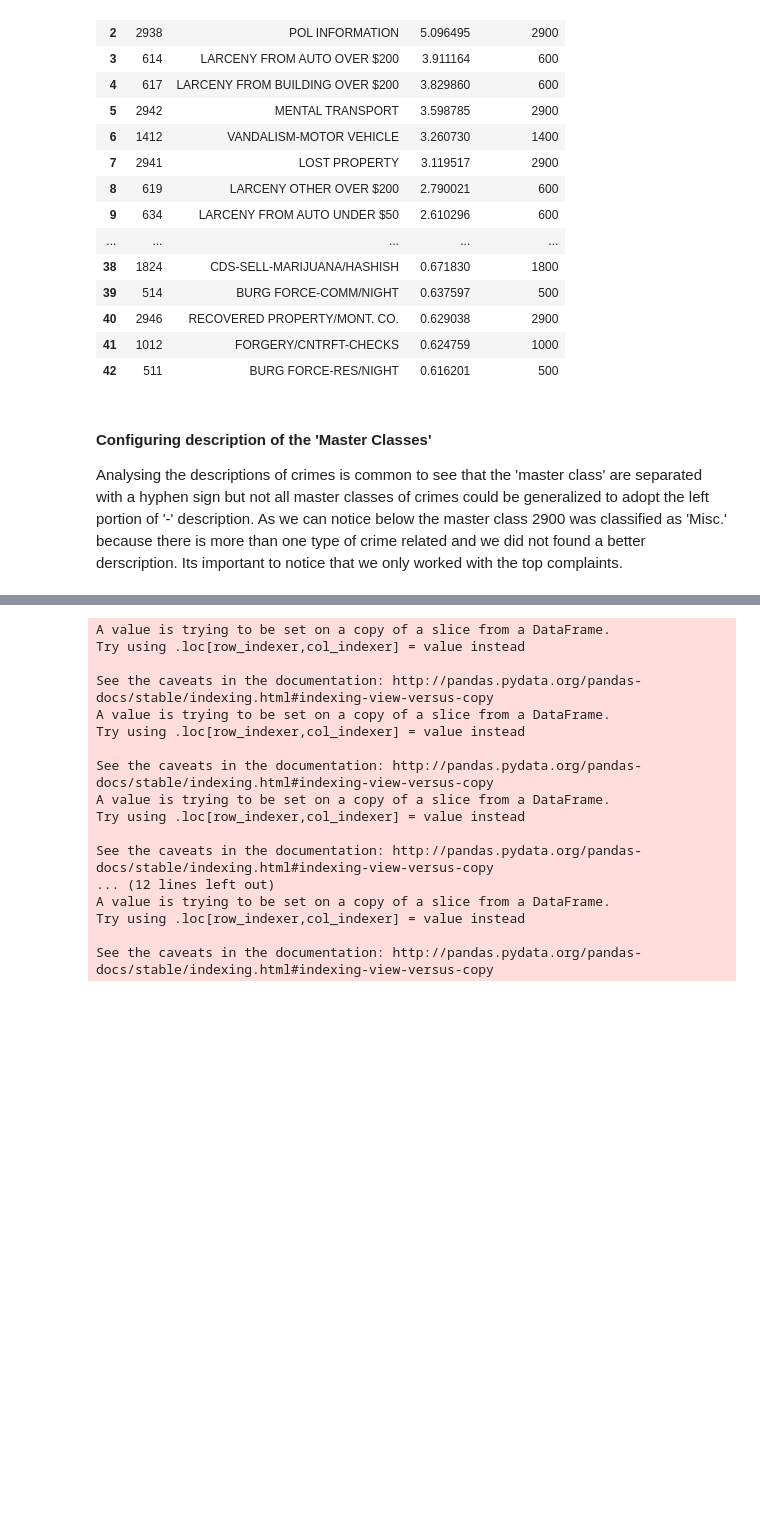
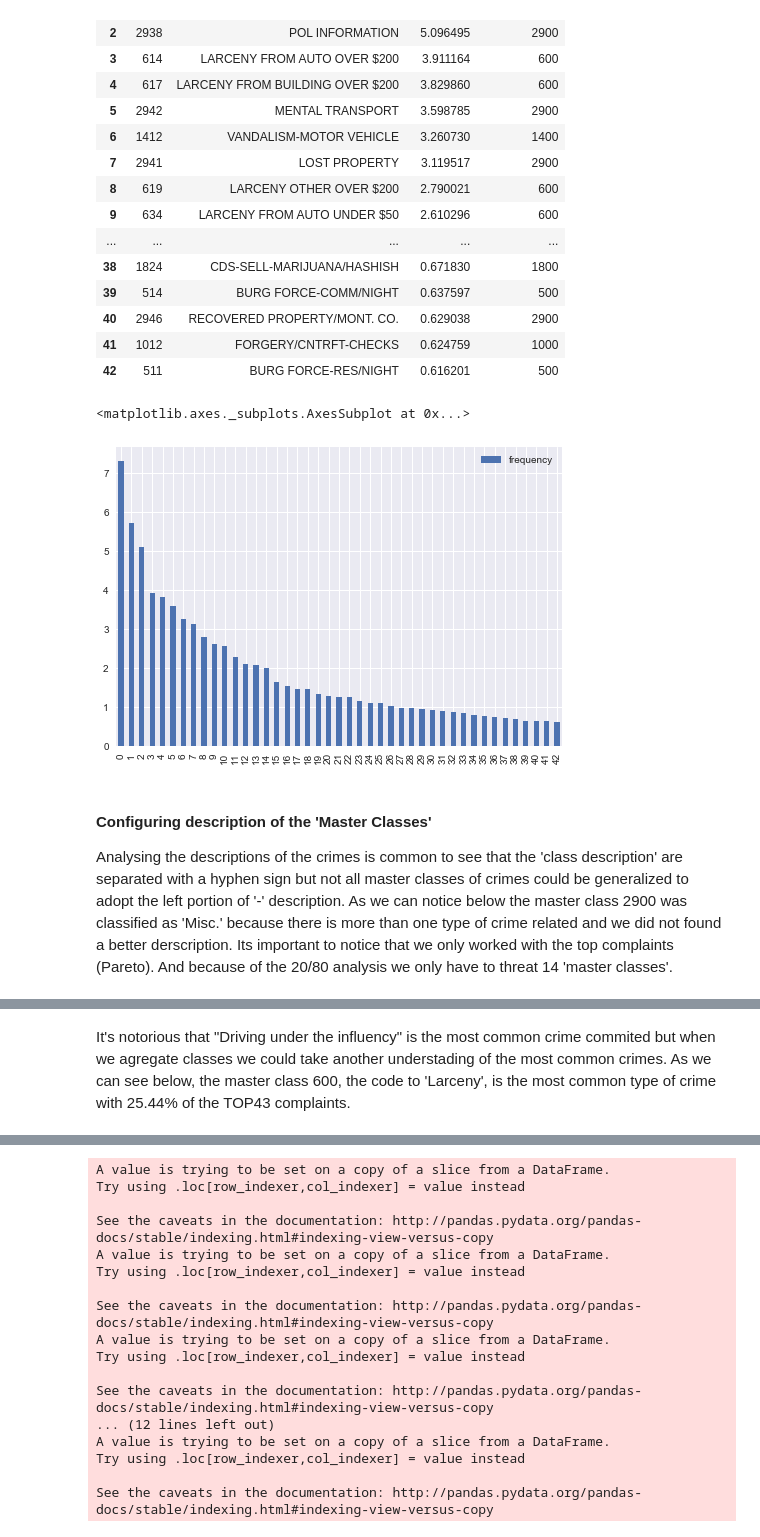
Before and after one commit to marco-olimpio/ufrn, a Jupyter notebook: EEC2006/1_CrimeProject/Finding crime patterns in Montgomery County.ipynb, the cells around one changed output, grey strips where cells are left out. Drawn from its saved outputs; the diff is of its cells as text; code cells hidden in the pictures; blank space fills up the shorter version.

Commit message:
Adjusting the order of the cells and better description

```diff
--- a/EEC2006/1_CrimeProject/Finding crime patterns in Montgomery County.ipynb
+++ b/EEC2006/1_CrimeProject/Finding crime patterns in Montgomery County.ipynb
@@ -299,10 +279,15 @@ top_classes_top
 | 40 | 2946 | RECOVERED PROPERTY/MONT. CO. | 0.629038 | 2900 |
 | 41 | 1012 | FORGERY/CNTRFT-CHECKS | 0.624759 | 1000 |
 | 42 | 511 | BURG FORCE-RES/NIGHT | 0.616201 | 500 |
+# %%
+top_classes_top[['Class Description','frequency']].plot.bar()
+# %% [output]
+<matplotlib.axes._subplots.AxesSubplot at 0x...>
+[figure, added]
 # %% [markdown]
 <h4>Configuring description of the 'Master Classes'</h4>
 
-Analysing the descriptions of crimes is common to see that the 'master class' are separated with a hyphen sign but not all master classes of crimes could be generalized to adopt the left portion of '-' description. As we can notice below the master class 2900 was classified as 'Misc.' because there is more than one type of crime related and we did not found a better derscription. Its important to notice that we only worked with the top complaints.
+Analysing the descriptions of the crimes is common to see that the 'class description' are separated with a hyphen sign but not all master classes of crimes could be generalized to adopt the left portion of '-' description. As we can notice below the master class 2900 was classified as 'Misc.' because there is more than one type of crime related and we did not found a better derscription. Its important to notice that we only worked with the top complaints (Pareto). And because of the 20/80 analysis we only have to threat 14 'master classes'.
 # %%
 #Inserting the description of the Master Classes
 top_classes_top['Master Class Description'] =''
@@ -345,3 +330,5 @@ test_top
 | 40 | 2946 | RECOVERED PROPERTY/MONT. CO. | 0.629038 | 2900 | MISC |
 | 41 | 1012 | FORGERY/CNTRFT-CHECKS | 0.624759 | 1000 | FORGERY/CNTRFT |
 | 42 | 511 | BURG FORCE-RES/NIGHT | 0.616201 | 500 | BURGLARY |
+# %% [markdown]
+It's notorious that "Driving under the influency" is the most common crime commited but when we agregate classes we could take another understading of the most common crimes. As we can see below, the master class 600, the code to 'Larceny', is the most common type of crime with 25.44% of the TOP43 complaints.
```
Also changed, not shown: parts of 69 cells of this notebook.
